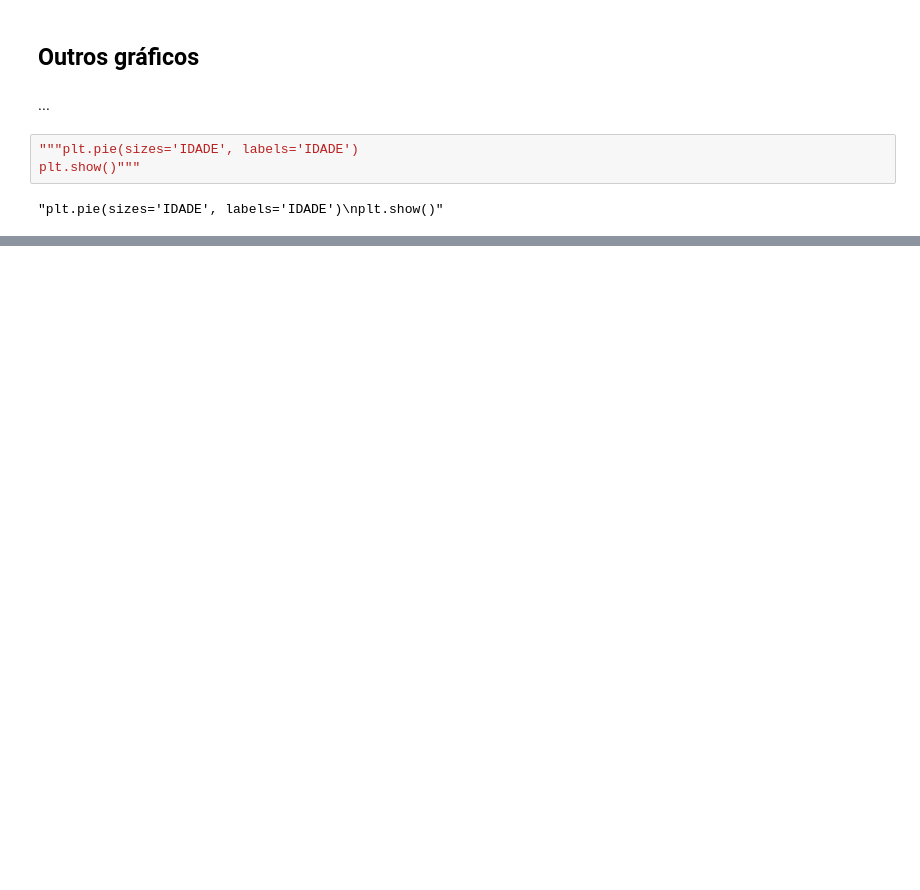
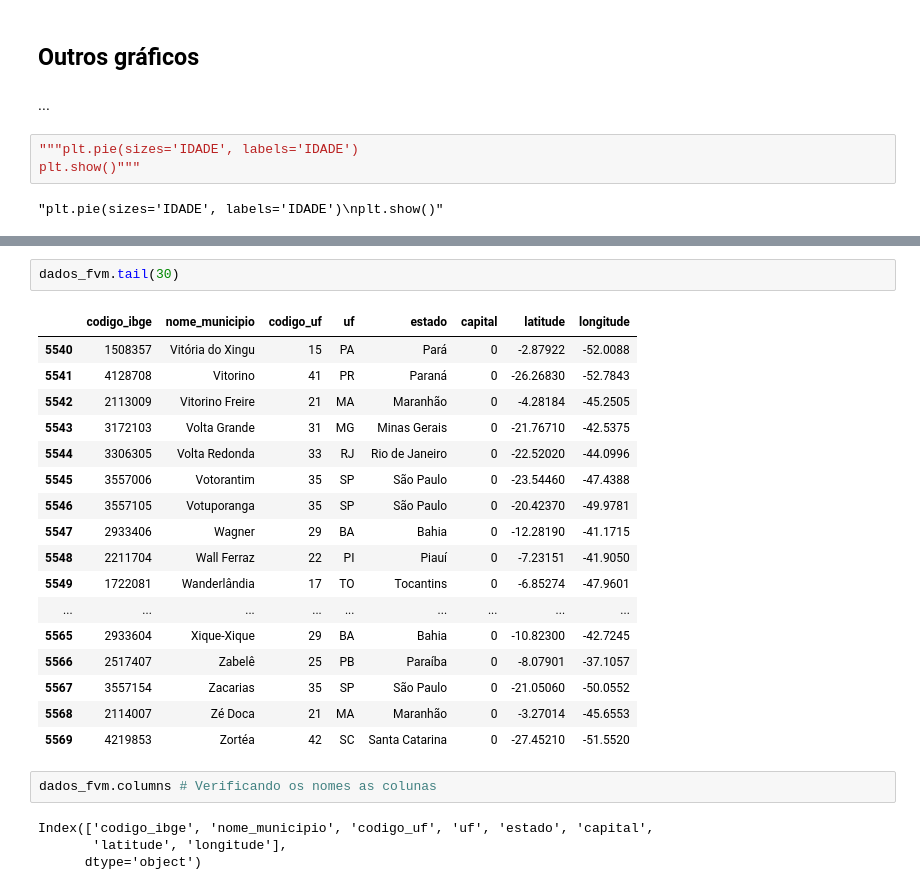
Before and after one commit to sarmart/PrograMaria_Analise-de-Dados, a Jupyter notebook: analise_dados.ipynb, the cells around one changed output, grey strips where cells are left out. Saved outputs shown, nothing was run; the diff lists cells and outputs as text; blank space fills up the shorter version.

```diff
--- a/analise_dados.ipynb
+++ b/analise_dados.ipynb
@@ -1876,0 +1918,26 @@ plt.show()"""
+# %%
+dados_fvm.tail(30)
+# %% [output]
+|  | codigo_ibge | nome_municipio | codigo_uf | uf | estado | capital | latitude | longitude |
+| 5540 | 1508357 | Vitória do Xingu | 15 | PA | Pará | 0 | -2.87922 | -52.0088 |
+| 5541 | 4128708 | Vitorino | 41 | PR | Paraná | 0 | -26.26830 | -52.7843 |
+| 5542 | 2113009 | Vitorino Freire | 21 | MA | Maranhão | 0 | -4.28184 | -45.2505 |
+| 5543 | 3172103 | Volta Grande | 31 | MG | Minas Gerais | 0 | -21.76710 | -42.5375 |
+| 5544 | 3306305 | Volta Redonda | 33 | RJ | Rio de Janeiro | 0 | -22.52020 | -44.0996 |
+| 5545 | 3557006 | Votorantim | 35 | SP | São Paulo | 0 | -23.54460 | -47.4388 |
+| 5546 | 3557105 | Votuporanga | 35 | SP | São Paulo | 0 | -20.42370 | -49.9781 |
+| 5547 | 2933406 | Wagner | 29 | BA | Bahia | 0 | -12.28190 | -41.1715 |
+| 5548 | 2211704 | Wall Ferraz | 22 | PI | Piauí | 0 | -7.23151 | -41.9050 |
+| 5549 | 1722081 | Wanderlândia | 17 | TO | Tocantins | 0 | -6.85274 | -47.9601 |
+| ... | ... | ... | ... | ... | ... | ... | ... | ... |
+| 5565 | 2933604 | Xique-Xique | 29 | BA | Bahia | 0 | -10.82300 | -42.7245 |
+| 5566 | 2517407 | Zabelê | 25 | PB | Paraíba | 0 | -8.07901 | -37.1057 |
+| 5567 | 3557154 | Zacarias | 35 | SP | São Paulo | 0 | -21.05060 | -50.0552 |
+| 5568 | 2114007 | Zé Doca | 21 | MA | Maranhão | 0 | -3.27014 | -45.6553 |
+| 5569 | 4219853 | Zortéa | 42 | SC | Santa Catarina | 0 | -27.45210 | -51.5520 |
+# %%
+dados_fvm.columns # Verificando os nomes as colunas
+# %% [output]
+Index(['codigo_ibge', 'nome_municipio', 'codigo_uf', 'uf', 'estado', 'capital',
+       'latitude', 'longitude'],
+      dtype='object')
```
Also changed, not shown: parts of 15 cells of this notebook.
